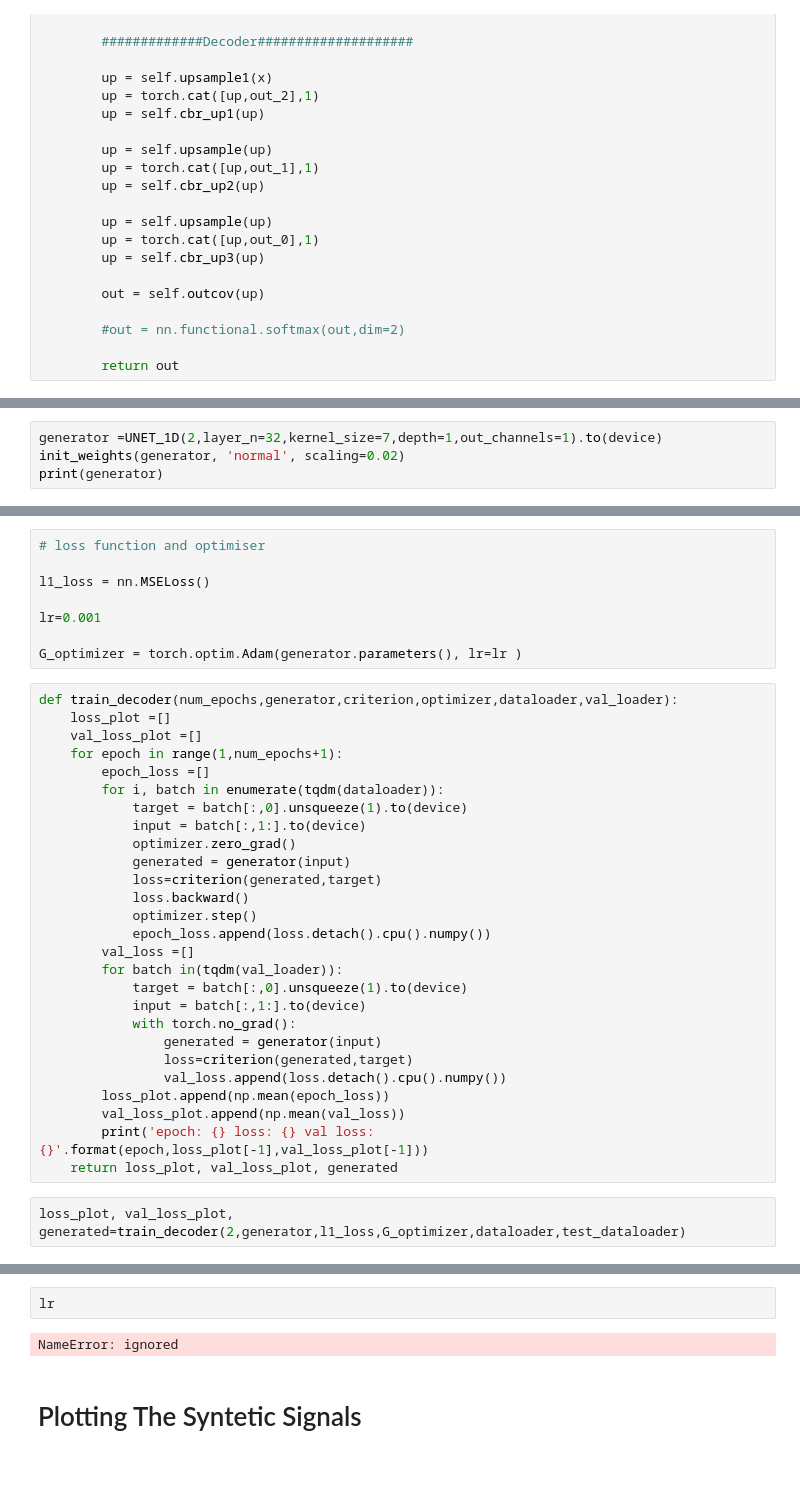
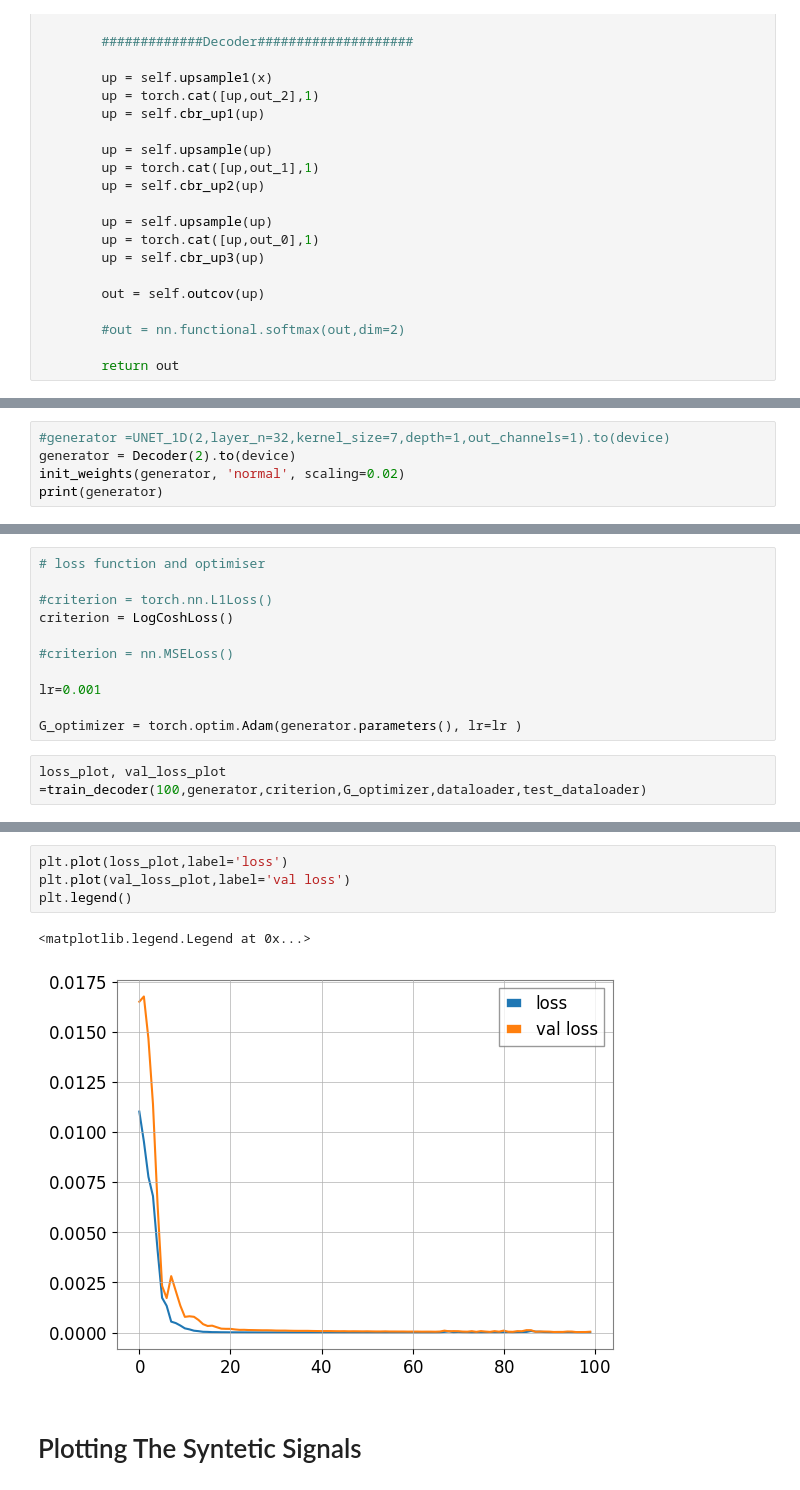
Before and after one commit to FrancescoSarandrea/Audio_GW, a Jupyter notebook: WaveFormEncoder.ipynb, the cells around one changed output, grey strips where cells are left out. Saved outputs shown, nothing was run; the diff lists cells and outputs as text.

```diff
--- a/WaveFormEncoder.ipynb
+++ b/WaveFormEncoder.ipynb
@@ -287,5 +350,6 @@ class UNET_1D(nn.Module):
 # %%
-generator =UNET_1D(2,layer_n=32,kernel_size=7,depth=1,out_channels=1).to(device)
+#generator =UNET_1D(2,layer_n=32,kernel_size=7,depth=1,out_channels=1).to(device)
+generator = Decoder(2).to(device)
 init_weights(generator, 'normal', scaling=0.02)
 print(generator)
 # %% [output]
@@ -309,37 +366,13 @@ UNET_1D(
 # %%
 # loss function and optimiser
 
-l1_loss = nn.MSELoss()
+#criterion = torch.nn.L1Loss()
+criterion = LogCoshLoss()
+
+#criterion = nn.MSELoss()
 
 lr=0.001
 
 G_optimizer = torch.optim.Adam(generator.parameters(), lr=lr )
-# %%
-def train_decoder(num_epochs,generator,criterion,optimizer,dataloader,val_loader):
-    loss_plot =[]
-    val_loss_plot =[]
-    for epoch in range(1,num_epochs+1):
-        epoch_loss =[]
-        for i, batch in enumerate(tqdm(dataloader)):
-            target = batch[:,0].unsqueeze(1).to(device)
-            input = batch[:,1:].to(device)
-            optimizer.zero_grad()
-            generated = generator(input)
-            loss=criterion(generated,target)
-            loss.backward()
-            optimizer.step()
-            epoch_loss.append(loss.detach().cpu().numpy())
-        val_loss =[]
-        for batch in(tqdm(val_loader)):
-            target = batch[:,0].unsqueeze(1).to(device)
-            input = batch[:,1:].to(device)
-            with torch.no_grad():
-                generated = generator(input)
-                loss=criterion(generated,target)
-                val_loss.append(loss.detach().cpu().numpy())
-        loss_plot.append(np.mean(epoch_loss))
-        val_loss_plot.append(np.mean(val_loss))
-        print('epoch: {} loss: {} val loss: {}'.format(epoch,loss_plot[-1],val_loss_plot[-1]))
-    return loss_plot, val_loss_plot, generated
 # %%
-loss_plot, val_loss_plot, generated=train_decoder(2,generator,l1_loss,G_optimizer,dataloader,test_dataloader)
+loss_plot, val_loss_plot =train_decoder(100,generator,criterion,G_optimizer,dataloader,test_dataloader)
@@ -346,6 +393,9 @@ loss_plot, val_loss_plot, generated=train_decoder(2,generator,l1_loss,G_optimize
-# %%
-lr
-# %% [output]
-NameError: ignored
+# %%
+plt.plot(loss_plot,label='loss')
+plt.plot(val_loss_plot,label='val loss')
+plt.legend()
+# %% [output]
+<matplotlib.legend.Legend at 0x...>
+[figure, added]
 # %% [markdown]
 # Plotting The Syntetic Signals
```
Also changed, not shown: parts of 17 cells of this notebook.
